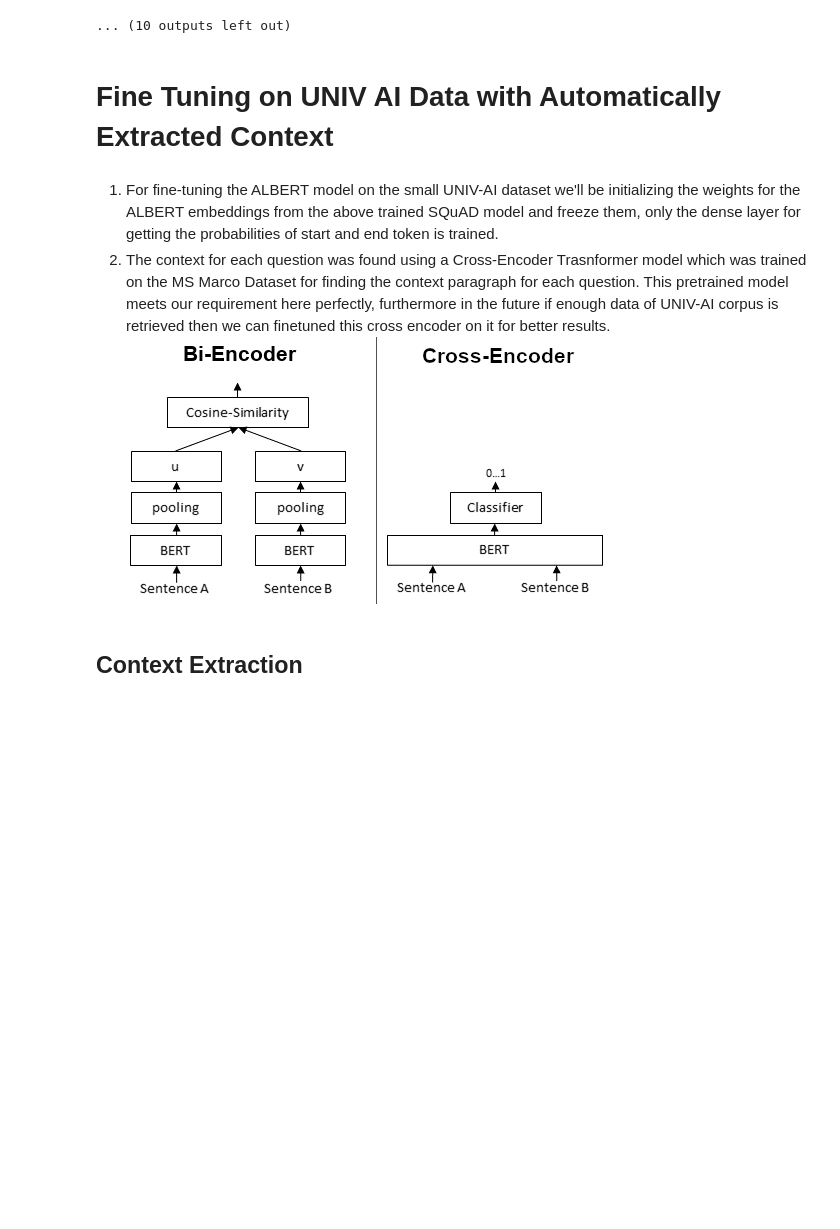
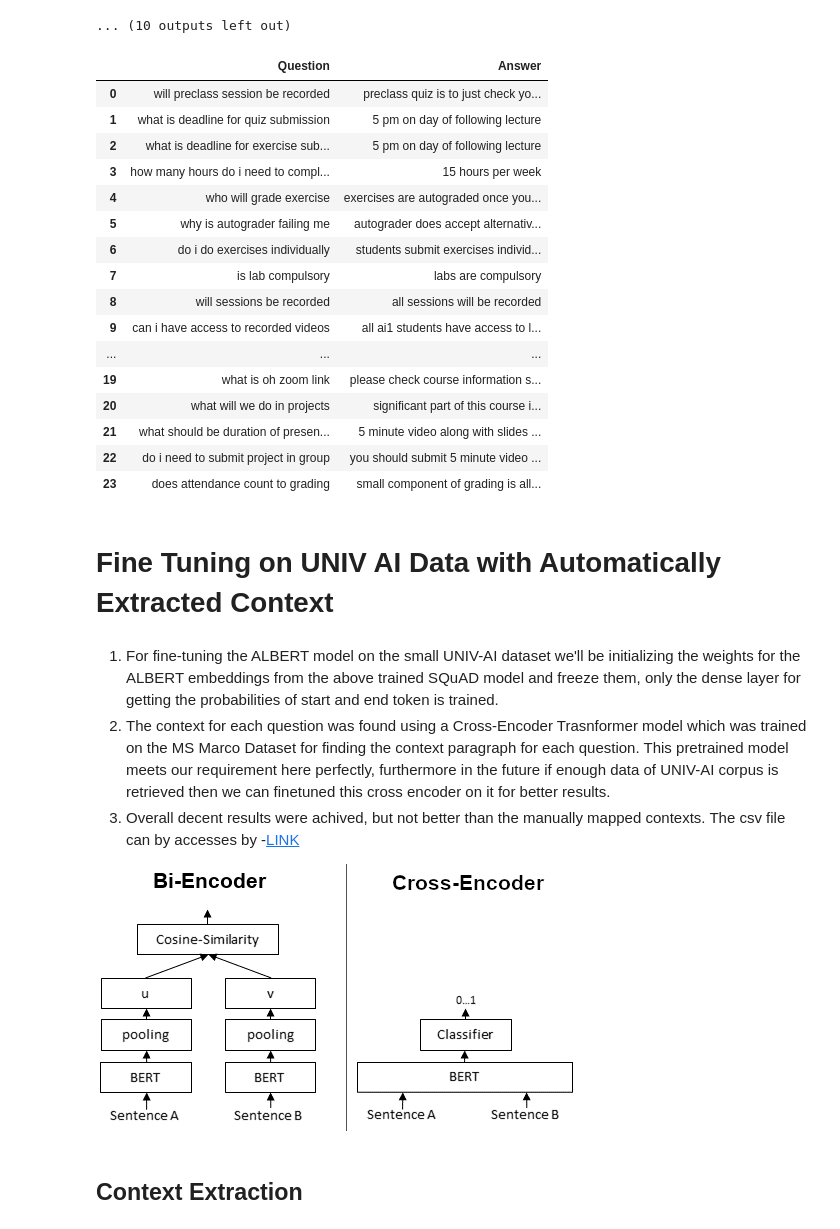
Before and after one commit to Surojit-KB/UNIV-AI-AI3_Project, a Jupyter notebook: Advanced_models.ipynb, the cells around one changed output. Cells and saved outputs as stored; diff of their text form; code cells hidden in the pictures; blank space fills up the shorter version.

```diff
--- a/Advanced_models.ipynb
+++ b/Advanced_models.ipynb
@@ -931,11 +930,35 @@ WARNING:tensorflow:The parameter `return_dict` cannot be set in graph mode and w
 # embedding_model.save_weights('/content/drive/MyDrive/univai/Project/Univ_model.h5')
 # %%
 # model.save_weights('/content/drive/MyDrive/univai/Project/Univ_whole_model.h5')
+# %%
+df_univ_qa = pd.read_csv('/content/drive/MyDrive/univai/Project/Univ_pred/manual_predicted_albert4.csv')
+df_univ_qa
+# %% [output]
+|  | Question | Answer |
+| 0 | will preclass session be recorded | preclass quiz is to just check yo... |
+| 1 | what is deadline for quiz submission | 5 pm on day of following lecture |
+| 2 | what is deadline for exercise sub... | 5 pm on day of following lecture |
+| 3 | how many hours do i need to compl... | 15 hours per week |
+| 4 | who will grade exercise | exercises are autograded once you... |
+| 5 | why is autograder failing me | autograder does accept alternativ... |
+| 6 | do i do exercises individually | students submit exercises individ... |
+| 7 | is lab compulsory | labs are compulsory |
+| 8 | will sessions be recorded | all sessions will be recorded |
+| 9 | can i have access to recorded videos | all ai1 students have access to l... |
+| ... | ... | ... |
+| 19 | what is oh zoom link | please check course information s... |
+| 20 | what will we do in projects | significant part of this course i... |
+| 21 | what should be duration of presen... | 5 minute video along with slides ... |
+| 22 | do i need to submit project in group | you should submit 5 minute video ... |
+| 23 | does attendance count to grading | small component of grading is all... |
 # %% [markdown]
 # **Fine Tuning on UNIV AI Data with Automatically Extracted Context**
 # %% [markdown]
 1. For fine-tuning the ALBERT model on the small UNIV-AI dataset we'll be initializing the weights for the ALBERT embeddings from the above trained SQuAD model and freeze them, only the dense layer for getting the probabilities of start and end token is trained.
 2. The context for each question was found using a Cross-Encoder Trasnformer model which was trained on the MS Marco Dataset for finding the context paragraph for each question. This pretrained model meets our requirement here perfectly, furthermore in the future if enough data of UNIV-AI corpus is retrieved then we can finetuned this cross encoder on it for better results.
+3. Overall decent results were achived, but not better than the manually mapped contexts. The csv file can by accesses by -[LINK](https://drive.google.com/file/d/10EeqBlmS9iKW-QsL_quw9-ZmIgCnxO8V/view?usp=sharing)
+
+
 ![image.png](embedded-picture-1)
 # %%
 configuration = AlbertConfig()  # default parameters and configuration for ALBERT
```
Also changed, not shown: parts of 70 cells of this notebook.
